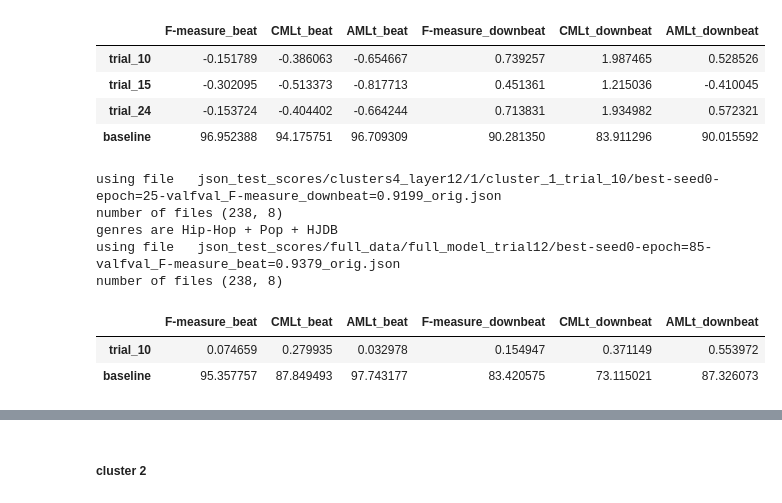
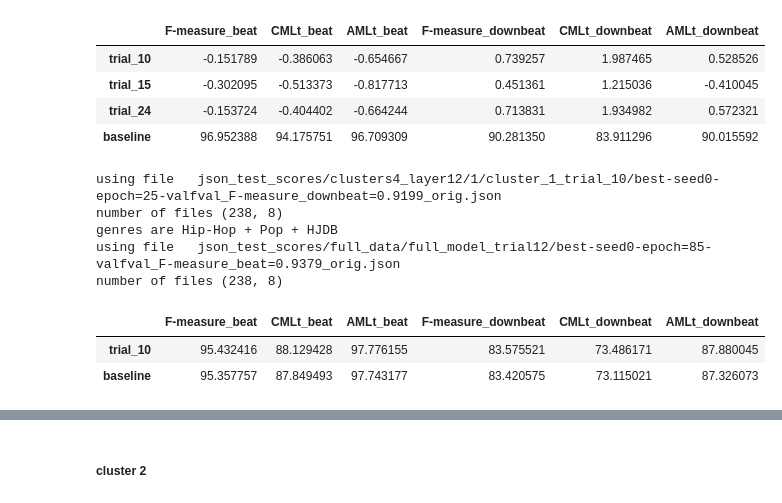
Before and after one commit to PulyaPolya/beat_this, a Jupyter notebook: results_evaluation.ipynb, the cells around one changed output, grey strips where cells are left out. Drawn from its saved outputs; the diff is of its cells as text; code cells hidden in the pictures.

```diff
--- a/results_evaluation.ipynb
+++ b/results_evaluation.ipynb
@@ -19,13 +19,14 @@ def get_cluster_files (cluster, df_path):
     return cluster_files, cluster_genres
 
 def get_restults_per_cluster (json_path,  cluster, seeds, df_path, full= False,cluster_config = None, per_cluster = False, name = None, return_per_track = False, all_metrics = False ):
+
     if full:
-        folder = os.path.join(json_path, "full_data", name) #  "full_data"
+        folder = os.path.join(json_path, "full_data", name)  if not all_metrics else os.path.join(json_path, "all_data_metrics", name)
     elif all_metrics:
         folder_metrics = os.path.join(json_path,"all_data_metrics")
         cluster_config_folder = cluster_config if cluster_config is not None else ""
         folder = os.path.join(folder_metrics, cluster_config_folder, name)
-
+        condition = ""
     else:
         #cluster_config = f"clusters{n_clusters}_layer{layer}"
         folder =  os.path.join(json_path, cluster_config, f"{cluster}", name)
@@ -37,16 +38,18 @@ def get_restults_per_cluster (json_path,  cluster, seeds, df_path, full= False,c
     #print(cluster_files)
     scores = []
     for seed in seeds:
-        file_scores = [file for file in os.listdir(folder) if  file.startswith(f"best-seed{seed}")][0]
+        condition = f"best-seed{seed}" if not all_metrics else f"epoch_best_seed_{seed}"
+        file_scores = [file for file in os.listdir(folder) if  file.startswith(condition)][0]
         json_file = open(os.path.join(folder, file_scores))
 
         json1_str = json_file.read()
         json1_data = json.loads(json1_str)
         json_data = {key[:-10]: value for key, value in json1_data.items()} #{key[:-10]: value for key, value in json1_data.items()}
         df  = pd.DataFrame(json_data).T
+
         #print(len(df))
         #print(json_data)
-        if full and per_cluster:
+        if (full or all_metrics) and per_cluster:
             ind = set(df.index)
             cl = set(cluster_files)
             #print(cl)
@@ -60,6 +63,7 @@ def get_restults_per_cluster (json_path,  cluster, seeds, df_path, full= False,c
         if seed == 0:
             print(f"using file   {os.path.join(folder, file_scores)}")
             print(f"number of files {df_val_cluster.shape}")
+
         if return_per_track:
             return df_val_cluster
         df_percents = df_val_cluster*100
@@ -2716,18 +2759,18 @@ number of files (220, 8)
 # %%
 df_total = get_per_cluster_results(trials = [10], seeds = [0,1,2,3,4,5,6,7,8,9],json_path = "json_test_scores", name_full = "full_model_trial12", cluster = 1,
                                     cluster_config="clusters4_layer12", df_path="data_cluster_assignments/df_cmeans_12_4clusters_new.csv")
 diff_vs_baseline = get_baseliine_diff (df_total, num_trials=1)
 diff_vs_baseline
-diff_vs_baseline
+df_total
 #0,1,2,3,4,5,6,7,8,9
 # %% [output]
 using file   json_test_scores/clusters4_layer12/1/cluster_1_trial_10/best-seed0-epoch=25-valfval_F-measure_downbeat=0.9199_orig.json
 number of files (238, 8)
 genres are Hip-Hop + Pop + HJDB
 using file   json_test_scores/full_data/full_model_trial12/best-seed0-epoch=85-valfval_F-measure_beat=0.9379_orig.json
 number of files (238, 8)
 |  | F-measure_beat | CMLt_beat | AMLt_beat | F-measure_downbeat | CMLt_downbeat | AMLt_downbeat |
-| trial_10 | 0.074659 | 0.279935 | 0.032978 | 0.154947 | 0.371149 | 0.553972 |
+| trial_10 | 95.432416 | 88.129428 | 97.776155 | 83.575521 | 73.486171 | 87.880045 |
 | baseline | 95.357757 | 87.849493 | 97.743177 | 83.420575 | 73.115021 | 87.326073 |
 # %%
 json_path = "json_test_scores"
```
Also changed, not shown: parts of 11 cells of this notebook.
